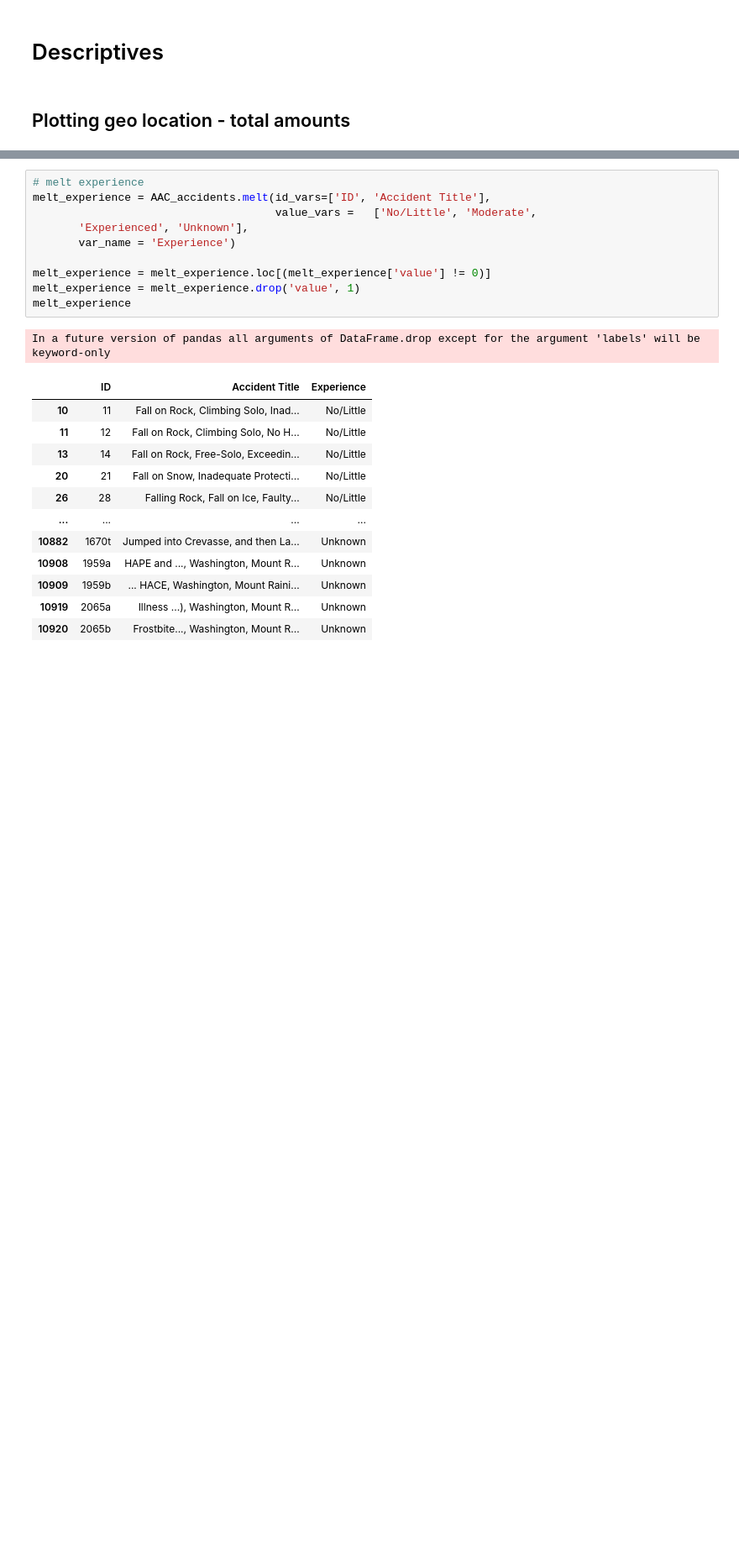
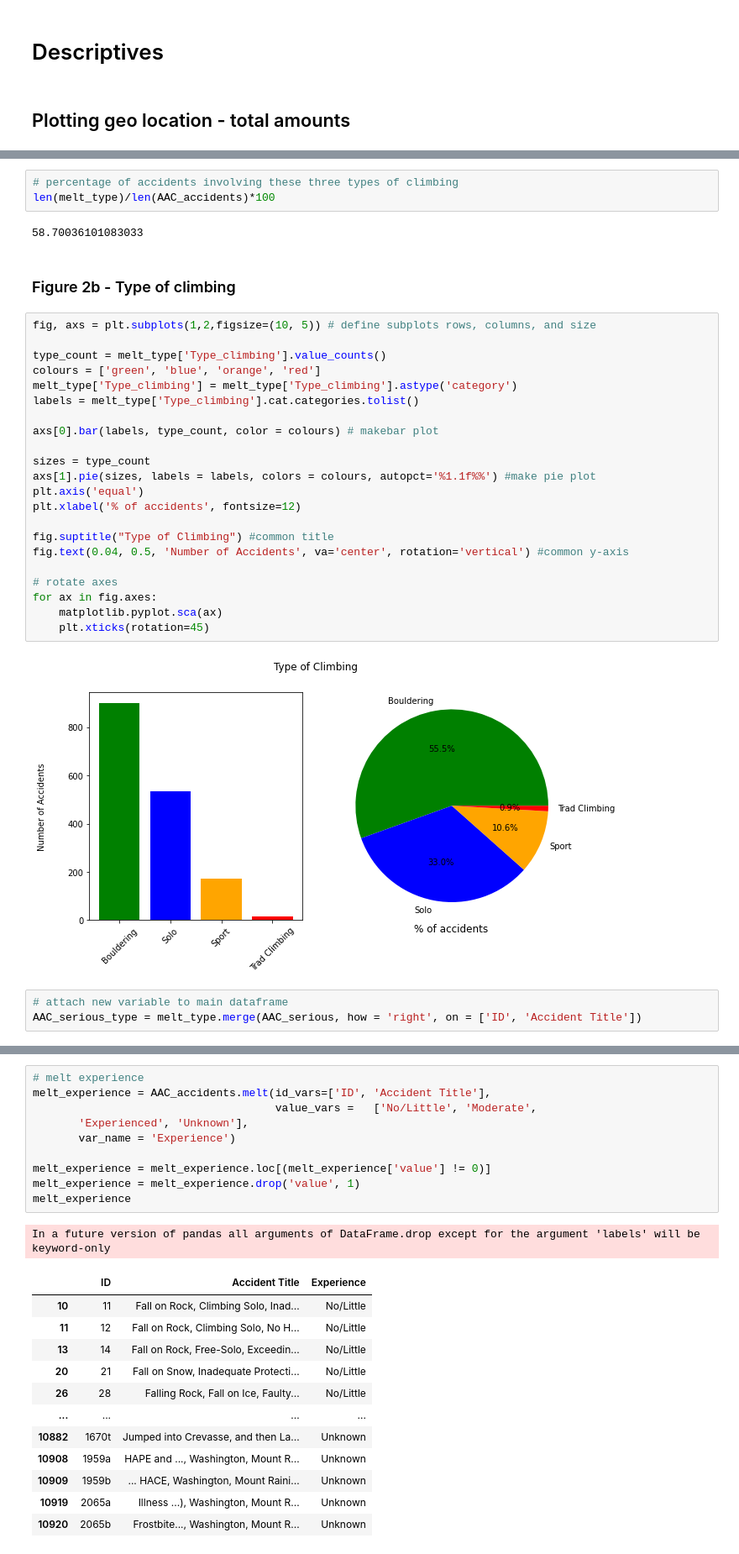
Before and after one commit to MAClaassen/python_course, a Jupyter notebook: AAC_assignments_draft.ipynb, the cells around one changed output, grey strips where cells are left out. Shown at 84% size. Saved outputs shown, nothing was run; the diff lists cells and outputs as text; blank space fills up the shorter version.

```diff
--- a/AAC_assignments_draft.ipynb
+++ b/AAC_assignments_draft.ipynb
@@ -349,0 +389,34 @@ AAC_serious_type
+# %%
+# percentage of accidents involving these three types of climbing
+len(melt_type)/len(AAC_accidents)*100
+# %% [output]
+58.70036101083033
+# %% [markdown]
+### Figure 2b - Type of climbing
+# %%
+fig, axs = plt.subplots(1,2,figsize=(10, 5)) # define subplots rows, columns, and size
+
+type_count = melt_type['Type_climbing'].value_counts()
+colours = ['green', 'blue', 'orange', 'red']
+melt_type['Type_climbing'] = melt_type['Type_climbing'].astype('category')
+labels = melt_type['Type_climbing'].cat.categories.tolist()
+
+axs[0].bar(labels, type_count, color = colours) # makebar plot
+
+sizes = type_count
+axs[1].pie(sizes, labels = labels, colors = colours, autopct='%1.1f%%') #make pie plot
+plt.axis('equal')
+plt.xlabel('% of accidents', fontsize=12)
+
+fig.suptitle("Type of Climbing") #common title
+fig.text(0.04, 0.5, 'Number of Accidents', va='center', rotation='vertical') #common y-axis
+
+# rotate axes
+for ax in fig.axes:
+    matplotlib.pyplot.sca(ax)
+    plt.xticks(rotation=45)
+# %% [output]
+[figure, added]
+# %%
+# attach new variable to main dataframe
+AAC_serious_type = melt_type.merge(AAC_serious, how = 'right', on = ['ID', 'Accident Title'])
```
Also changed, not shown: parts of 145 cells of this notebook.
